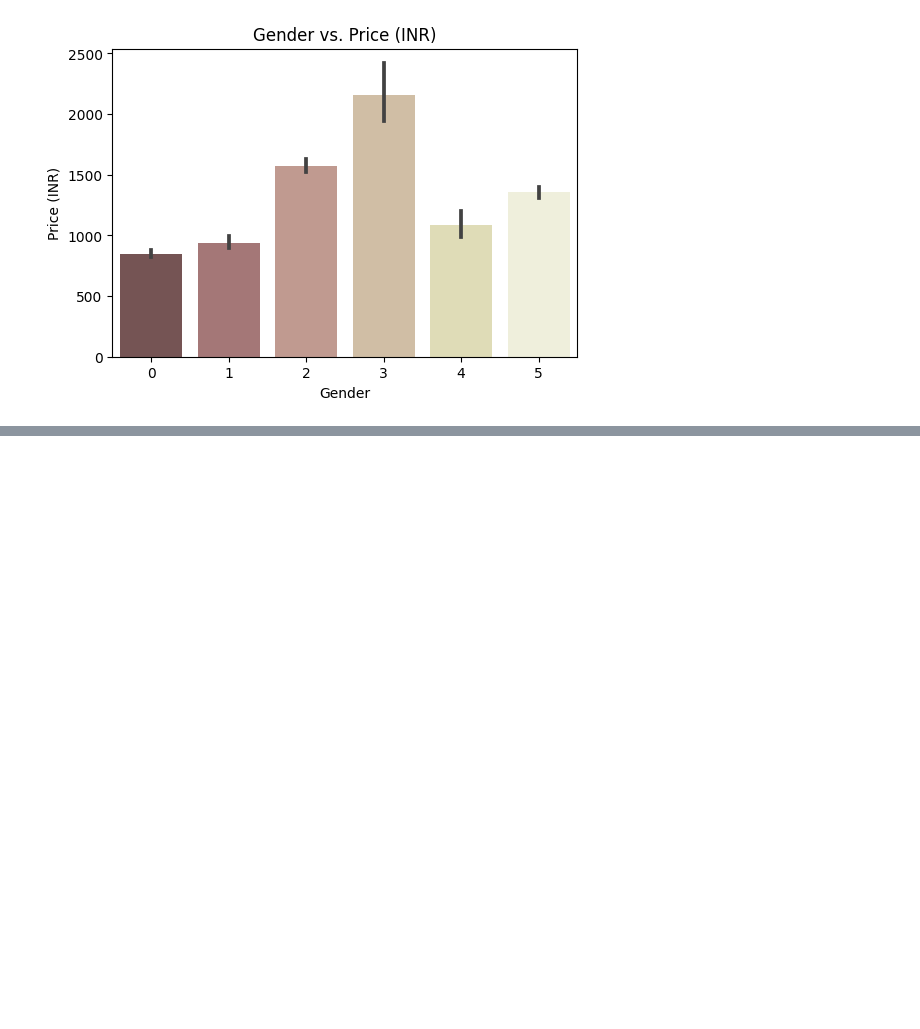
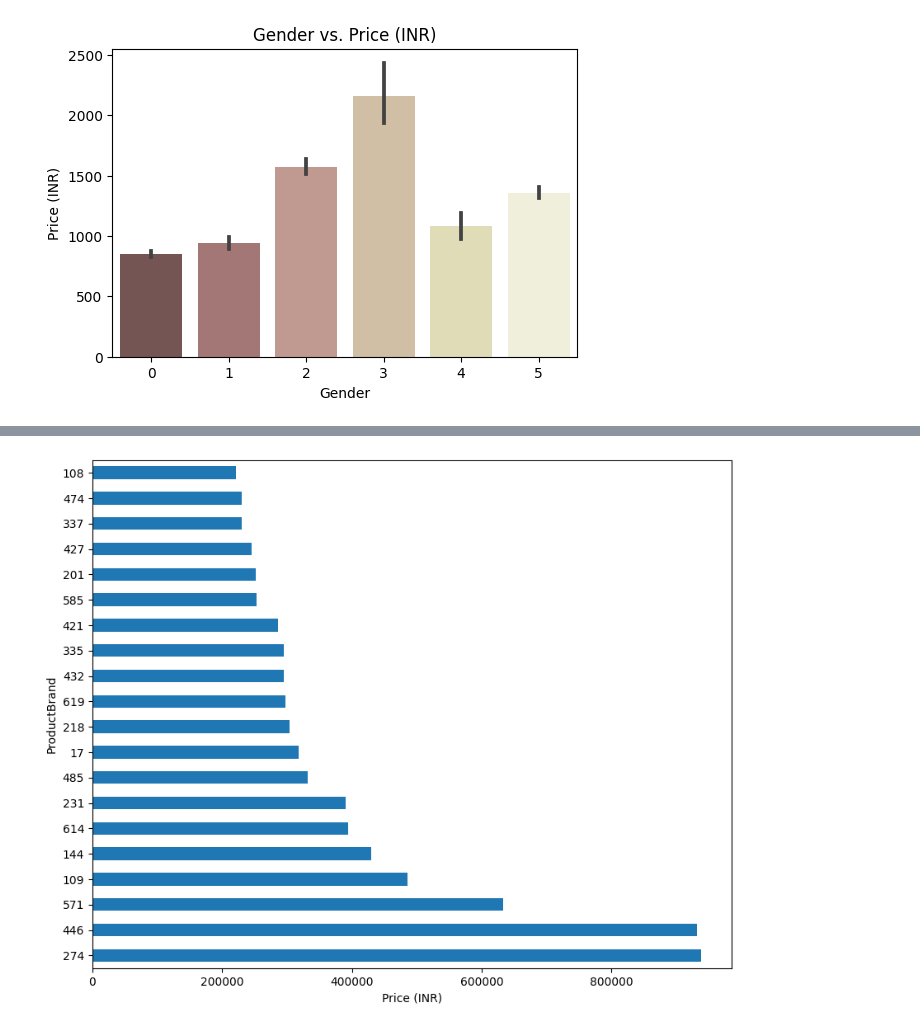
Before and after one commit to Ashfagithub/twixia_internship_assignment_ashfa, a Jupyter notebook: practice1.ipynb, the cells around one changed output, grey strips where cells are left out. Saved outputs shown, nothing was run; the diff lists cells and outputs as text; code cells hidden in the pictures; blank space fills up the shorter version.

```diff
--- a/practice1.ipynb
+++ b/practice1.ipynb
@@ -280,0 +288,12 @@ plt.show()
+# %%
+plt.figure(figsize=(10,8))
+df.groupby(['ProductBrand'])["Price (INR)"].sum().nlargest(20).plot(kind='barh')
+
+# Set labels for the axes
+plt.xlabel("Price (INR)")
+plt.ylabel("ProductBrand")
+
+# Show the plot
+plt.show()
+# %% [output]
+[figure, added]
```
Also changed, not shown: parts of 13 cells of this notebook.
